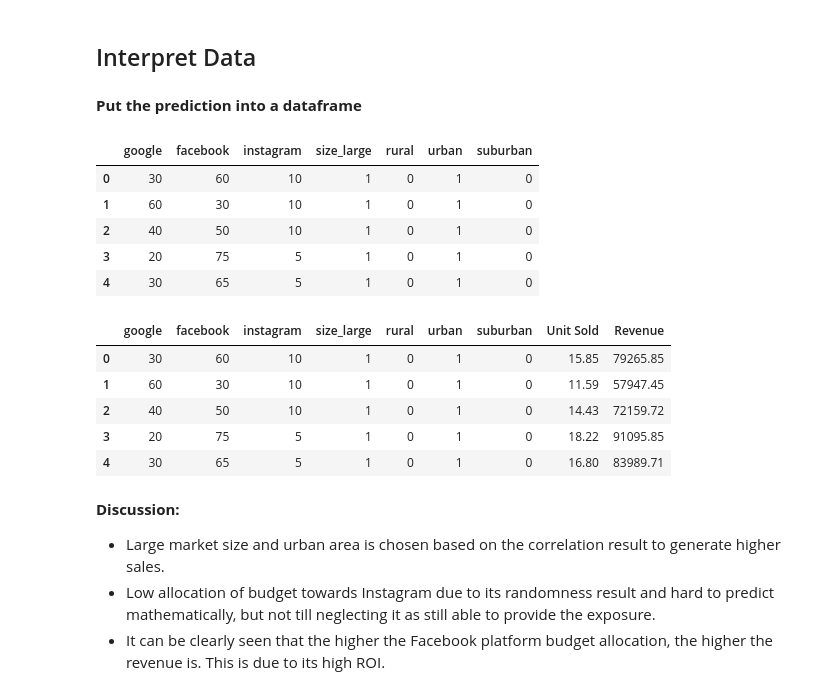
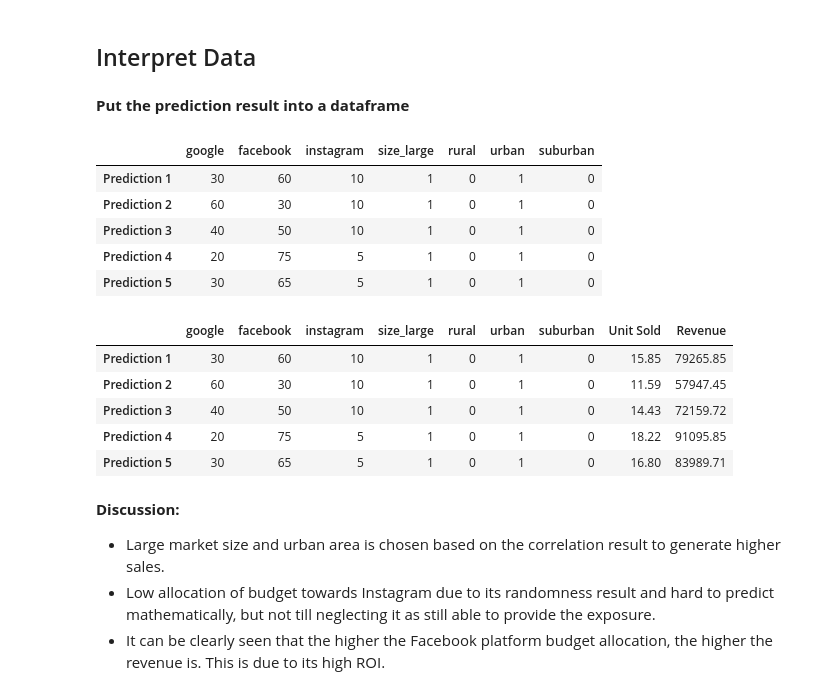
Before and after one commit to Mund99/DSUB_5.0, a Jupyter notebook: Day_18_Social_Ads_Forecasting.ipynb, the cells around one changed output. Drawn from its saved outputs; the diff is of its cells as text; code cells hidden in the pictures.

```diff
--- a/Day_18_Social_Ads_Forecasting.ipynb
+++ b/Day_18_Social_Ads_Forecasting.ipynb
@@ -273,17 +252,17 @@ Prediction 5: 16.80 units sold, $83,989.71k revenue
 # %% [markdown]
 ## Interpret Data
 # %% [markdown]
-**Put the prediction into a dataframe**
+**Put the prediction result into a dataframe**
 # %%
-pred_df = pd.DataFrame(pred_list, columns = columns)
+pred_df = pd.DataFrame(pred_list, columns = columns, index = ["Prediction 1", "Prediction 2", "Prediction 3", "Prediction 4", "Prediction 5"])
 pred_df
 # %% [output]
 |  | google | facebook | instagram | size_large | rural | urban | suburban |
-| 0 | 30 | 60 | 10 | 1 | 0 | 1 | 0 |
-| 1 | 60 | 30 | 10 | 1 | 0 | 1 | 0 |
-| 2 | 40 | 50 | 10 | 1 | 0 | 1 | 0 |
-| 3 | 20 | 75 | 5 | 1 | 0 | 1 | 0 |
-| 4 | 30 | 65 | 5 | 1 | 0 | 1 | 0 |
+| Prediction 1 | 30 | 60 | 10 | 1 | 0 | 1 | 0 |
+| Prediction 2 | 60 | 30 | 10 | 1 | 0 | 1 | 0 |
+| Prediction 3 | 40 | 50 | 10 | 1 | 0 | 1 | 0 |
+| Prediction 4 | 20 | 75 | 5 | 1 | 0 | 1 | 0 |
+| Prediction 5 | 30 | 65 | 5 | 1 | 0 | 1 | 0 |
 # %%
 pred_df['Unit Sold'] = unit_sales
 pred_df['Unit Sold'] = pred_df['Unit Sold'].round(2)
@@ -294,11 +273,11 @@ pred_df['Revenue'] = pred_df['Revenue'].round(2)
 pred_df
 # %% [output]
 |  | google | facebook | instagram | size_large | rural | urban | suburban | Unit Sold | Revenue |
-| 0 | 30 | 60 | 10 | 1 | 0 | 1 | 0 | 15.85 | 79265.85 |
-| 1 | 60 | 30 | 10 | 1 | 0 | 1 | 0 | 11.59 | 57947.45 |
-| 2 | 40 | 50 | 10 | 1 | 0 | 1 | 0 | 14.43 | 72159.72 |
-| 3 | 20 | 75 | 5 | 1 | 0 | 1 | 0 | 18.22 | 91095.85 |
-| 4 | 30 | 65 | 5 | 1 | 0 | 1 | 0 | 16.80 | 83989.71 |
+| Prediction 1 | 30 | 60 | 10 | 1 | 0 | 1 | 0 | 15.85 | 79265.85 |
+| Prediction 2 | 60 | 30 | 10 | 1 | 0 | 1 | 0 | 11.59 | 57947.45 |
+| Prediction 3 | 40 | 50 | 10 | 1 | 0 | 1 | 0 | 14.43 | 72159.72 |
+| Prediction 4 | 20 | 75 | 5 | 1 | 0 | 1 | 0 | 18.22 | 91095.85 |
+| Prediction 5 | 30 | 65 | 5 | 1 | 0 | 1 | 0 | 16.80 | 83989.71 |
 # %% [markdown]
 **Discussion:**
 - Large market size and urban area is chosen based on the correlation result to generate higher sales.
```
Also changed, not shown: parts of 5 cells of this notebook.
